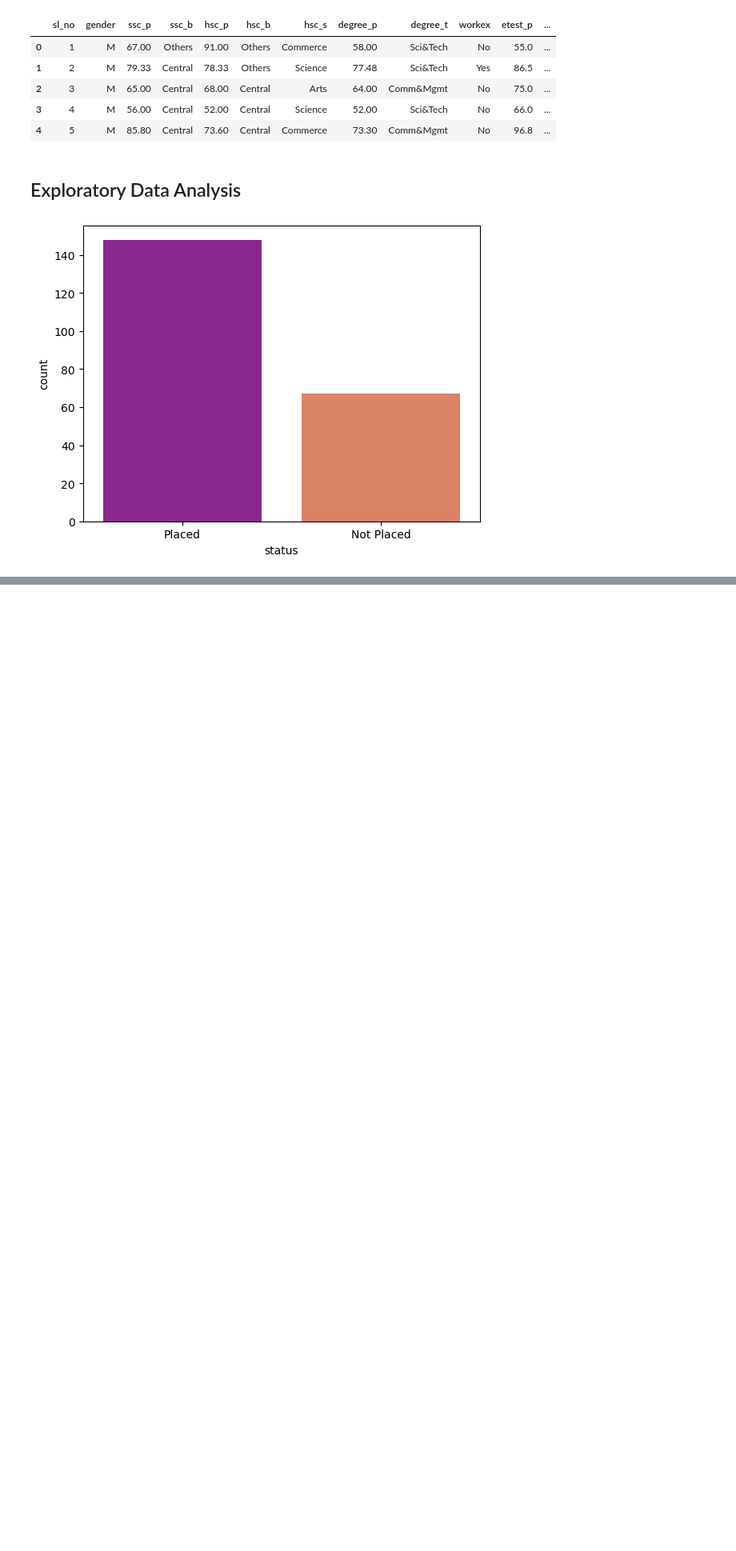
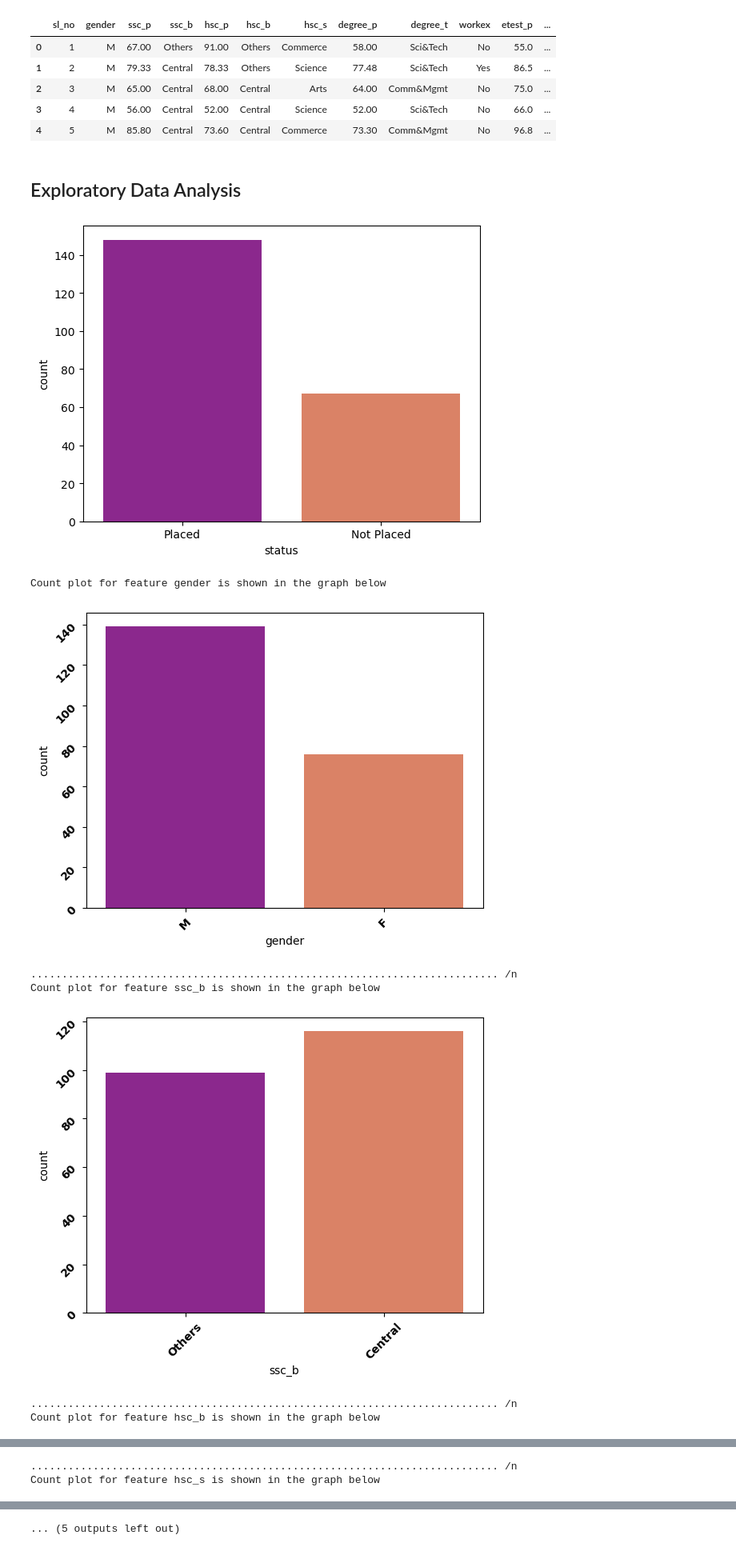
Before and after one commit to lawalsegun2025/campus_placement_predictor, a Jupyter notebook: job_placement_predictor.ipynb, the cells around one changed output, grey strips where cells are left out. Shown: that part at 80% size. Drawn from its saved outputs; the diff is of its cells as text; code cells hidden in the pictures; blank space fills up the shorter version.

```diff
--- a/job_placement_predictor.ipynb
+++ b/job_placement_predictor.ipynb
@@ -187,3 +187,29 @@ df.head()
 sns.countplot(x="status", data=df, palette="plasma");
 # %% [output]
 [figure]
+# %%
+# write a function that gets the value count of a column
+def value_count(col):
+    return dict(df[col].value_counts())
+
+# write a function that plots count plot
+def get_count_plot(col):
+
+    sns.countplot(x=col, data=df, palette="plasma")
+    plt.xticks(rotation = 45, fontweight = 'bold',fontsize = '10')
+    plt.yticks(rotation = 45, fontweight = 'bold',fontsize = '10')
+    plt.show()
+
+# iterate through categorical columns and plot
+for col in cat_col:
+    print(f"Count plot for feature {col} is shown in the graph below ")
+    get_count_plot(col)
+    print("." *75, "/n")
+# %% [output]
+Count plot for feature gender is shown in the graph below
+[figure, added]
+........................................................................... /n
+Count plot for feature ssc_b is shown in the graph below
+[figure, added]
+........................................................................... /n
+Count plot for feature hsc_b is shown in the graph below
@@ -189,0 +217,2 @@ sns.countplot(x="status", data=df, palette="plasma");
+........................................................................... /n
+Count plot for feature hsc_s is shown in the graph below
@@ -189,0 +226 @@ sns.countplot(x="status", data=df, palette="plasma");
+... (5 outputs left out)
```
Also changed, not shown: parts of 1 cell of this notebook.
